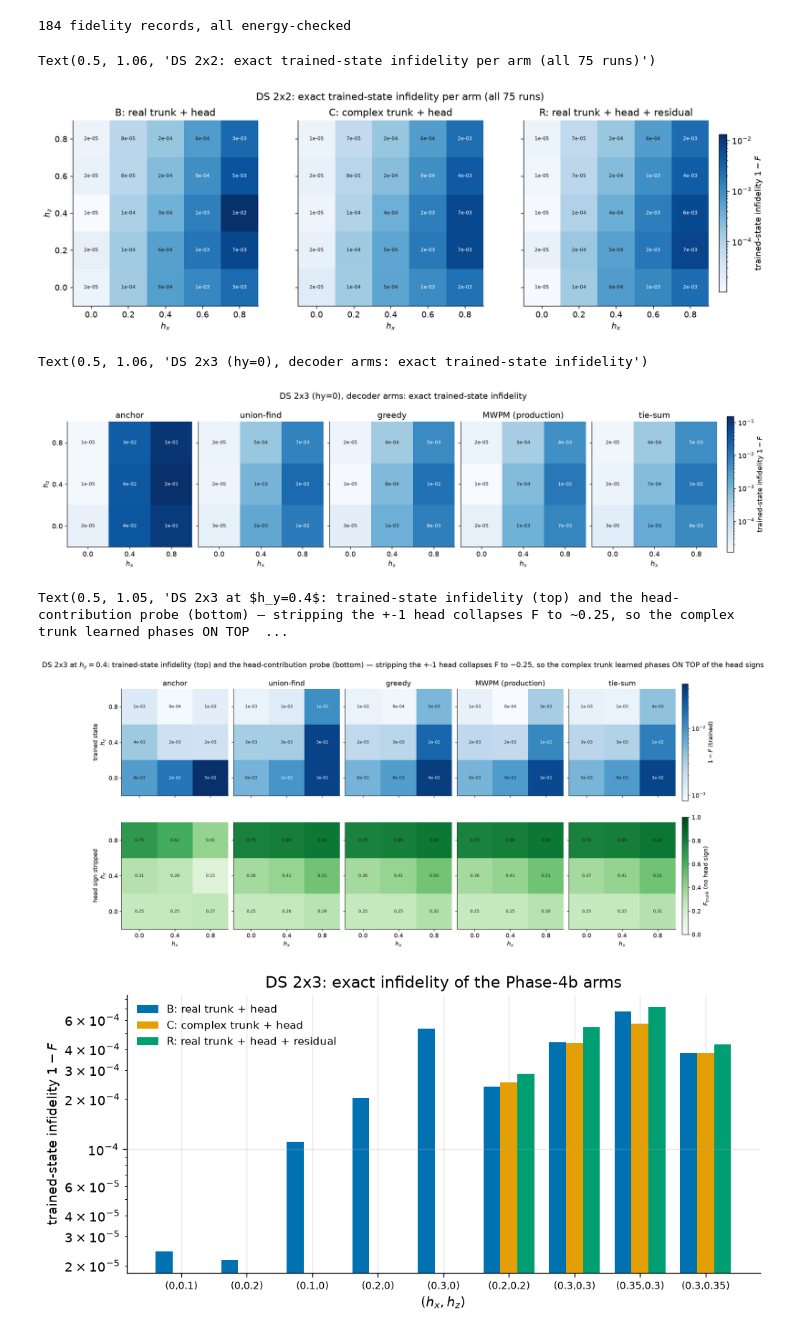
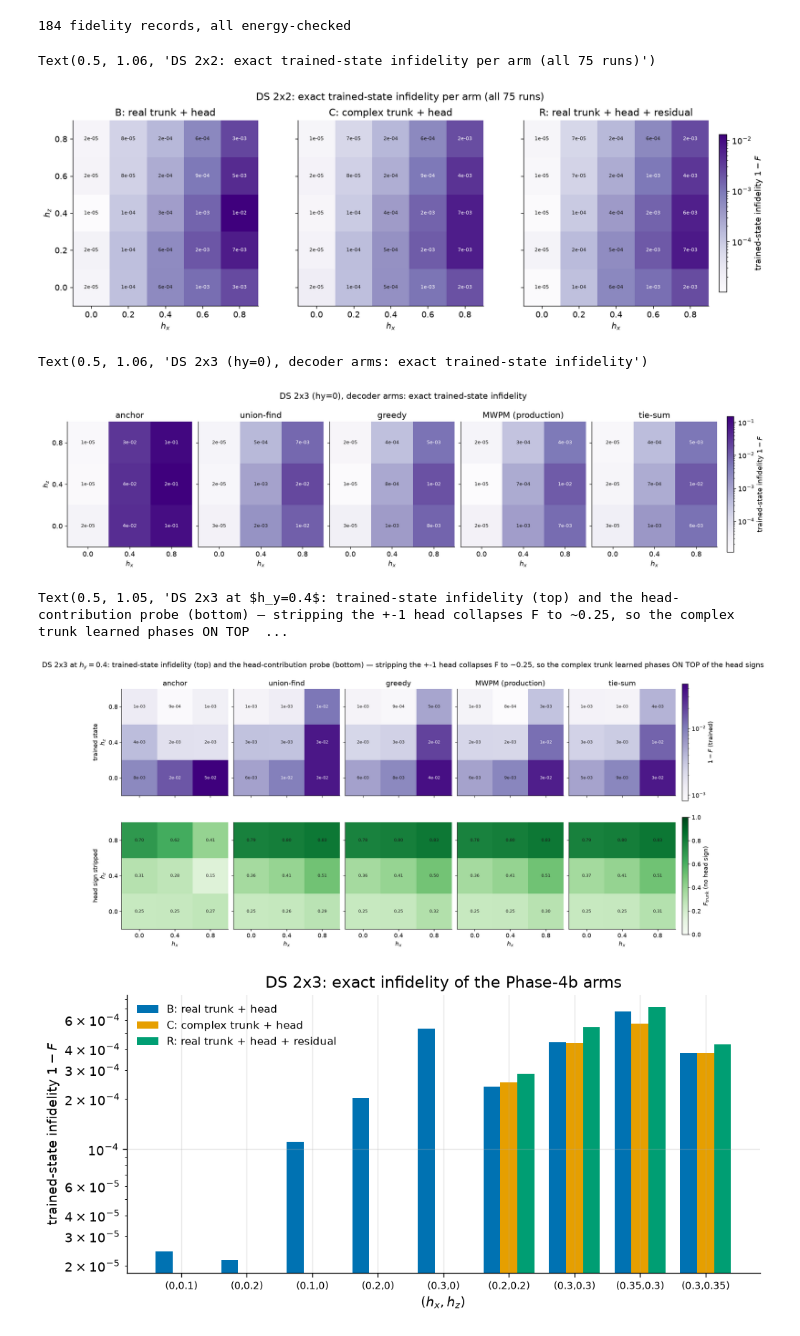
Before and after one commit to SanzharBissenali/2D-TC, a Jupyter notebook: analysis/05_phase4b_plane.ipynb, the cells around one changed output. Cells and saved outputs as stored; diff of their text form; code cells hidden in the pictures.

Commit message:
notebook: color convention — rel-energy-error Blue, fidelity/ceiling Purple, F_trunk Green
Co-Authored-By: Claude Fable 5 <noreply@anthropic.com>

```diff
--- a/analysis/05_phase4b_plane.ipynb
+++ b/analysis/05_phase4b_plane.ipynb
@@ -219,7 +174,7 @@ for r, (size, wrong) in enumerate(LADDER.items()):
         ax.grid(False)
         W = np.ma.masked_less_equal(wrong[d], 0.0)         # exact points masked
         im = ax.imshow(W, origin='lower', extent=(-0.2, 1.0, -0.2, 1.0),
-                       cmap='Blues', norm=norm, interpolation='nearest')
+                       cmap='Purples', norm=norm, interpolation='nearest')
         ax.set_facecolor('0.9')
         for i, hz in enumerate(V3):
             for j, hx in enumerate(V3):
@@ -351,35 +306,3 @@ fig.savefig(f"{FIGDIR}/phase4c_2x3_invivo_vs_ceiling_heatmaps.png", dpi=300, bbo
 # %% [output]
 45 graded runs
 [figure]
-# %%
-# achieved vs ceiling (left) + the six field points as a ladder (right)
-fig, (axs, axl) = plt.subplots(1, 2, figsize=(13, 4.8))
-pts_f = [(hx, hz) for hz in V3 for hx in V3 if hx > 0]
-for d in DEC:
-    xs_ = [max(refs4c[pt]['decoders'][d]['wrong_weight'], 1e-11) for pt in pts_f]
-    ys_ = [rel4c[pt + (d,)] for pt in pts_f]
-    axs.loglog(xs_, ys_, 'o', ms=6.5, mec='white', mew=0.5,
-               color=DEC_COLOR[d], label=DEC_LABEL[d])
-g = np.array([3e-8, 3e-1])
-axs.plot(g, g, '--', color='0.55', lw=1)
-axs.text(2e-4, 8e-5, 'achieved = ceiling', rotation=38, fontsize=8.5,
-         color='0.45', ha='center')
-axs.set(xlabel='exact head ceiling  $1 - F_s$',
-        ylabel='achieved rel. energy error',
-        title='ceiling-limited (on the line) vs optimization-limited (above)')
-axs.legend(loc='upper left', frameon=False, fontsize=9)
-
-xs = np.arange(len(DEC))
-cmap = plt.get_cmap('plasma')
-for k, (hx, hz) in enumerate(sorted(pts_f)):
-    ys = [rel4c[(hx, hz, d)] for d in DEC]
-    axl.plot(xs, ys, 'o-', ms=5, lw=1.4,
-             color=cmap(0.85 * k / max(len(pts_f) - 1, 1)),
-             label=f'$({hx:g}, {hz:g})$')
-axl.set_yscale('log')
-axl.set_xticks(xs)
-axl.set_xticklabels([DEC_LABEL[d] for d in DEC], fontsize=8.5)
-axl.set(title='achieved error at each field point')
-axl.legend(loc='lower left', frameon=False, fontsize=8.5, title='$(h_x, h_z)$',
-           title_fontsize=9)
-# fig.savefig(f"{FIGDIR}/phase4c_2x3_invivo_ceiling.png", dpi=300, bbox_inches="tight")
@@ -553,7 +473,7 @@ for ax, arm in zip(axes, ARMS):
             if k in FID:
                 W[i, j] = 1 - FID[k][0]
     im = ax.imshow(np.ma.masked_invalid(W), origin='lower',
-                   extent=(-0.1, 0.9, -0.1, 0.9), cmap='Blues', norm=norm_f,
+                   extent=(-0.1, 0.9, -0.1, 0.9), cmap='Purples', norm=norm_f,
                    interpolation='nearest')
     ax.set_facecolor('0.9')
     for i, hz in enumerate(V5):
@@ -571,7 +491,7 @@ fig.suptitle('DS 2x2: exact trained-state infidelity per arm (all 75 runs)', y=1
 # fig.savefig(f"{FIGDIR}/fidelity_4b_2x2.png", dpi=300, bbox_inches="tight")
 # %% [output]
 Text(0.5, 1.06, 'DS 2x2: exact trained-state infidelity per arm (all 75 runs)')
-[figure, old version]
+[figure, new version]
 # %%
 # 4c decoder ladder at 2x3 (hy=0): infidelity 1-F heatmaps
 def dec_arm(base, d):
@@ -580,35 +500,35 @@ fig, axes = plt.subplots(1, 5, figsize=(16, 3.7), sharey=True, constrained_layou
 vals = [1 - FID[('2x3', 0.0, hx, hz, dec_arm('cnnqB', d))][0]
         for d in DEC for hx in V3 for hz in V3
         if ('2x3', 0.0, hx, hz, dec_arm('cnnqB', d)) in FID]
 norm_f = LogNorm(vmin=min(vals), vmax=max(vals))
 for ax, d in zip(axes, DEC):
     ax.grid(False)
     W = np.full((3, 3), np.nan)
     for i, hz in enumerate(V3):
         for j, hx in enumerate(V3):
             k = ('2x3', 0.0, hx, hz, dec_arm('cnnqB', d))
             if k in FID:
                 W[i, j] = 1 - FID[k][0]
     im = ax.imshow(np.ma.masked_invalid(W), origin='lower',
-                   extent=(-0.2, 1.0, -0.2, 1.0), cmap='Blues', norm=norm_f,
+                   extent=(-0.2, 1.0, -0.2, 1.0), cmap='Purples', norm=norm_f,
                    interpolation='nearest')
     ax.set_facecolor('0.9')
     for i, hz in enumerate(V3):
         for j, hx in enumerate(V3):
             if np.isfinite(W[i, j]):
                 dark = norm_f(W[i, j]) > 0.6
                 ax.text(hx, hz, f'{W[i, j]:.0e}', ha='center', va='center',
                         fontsize=8, color='white' if dark else '#1a1a1a')
     ax.set_xticks(V3); ax.set_yticks(V3)
     ax.set(xlabel='$h_x$', title=DEC_LABEL[d])
 axes[0].set(ylabel='$h_z$')
 cb = fig.colorbar(im, ax=axes, shrink=0.85, pad=0.015)
 cb.set_label(r'trained-state infidelity $1 - F$')
 fig.suptitle('DS 2x3 (hy=0), decoder arms: exact trained-state infidelity', y=1.06)
 # fig.savefig(f"{FIGDIR}/fidelity_4c_2x3.png", dpi=300, bbox_inches="tight")
 # %% [output]
 Text(0.5, 1.06, 'DS 2x3 (hy=0), decoder arms: exact trained-state infidelity')
-[figure, old version]
+[figure, new version]
 # %%
 # 4d at hy=0.4: infidelity (top) + trunk-only fidelity F_trunk (bottom, head sign stripped)
 fig, axes = plt.subplots(2, 5, figsize=(16, 7.0), sharex=True, sharey=True,
@@ -626,7 +546,7 @@ for ax, d in zip(axes[0], DEC):
             if k in FID:
                 W[i, j] = 1 - FID[k][0]
     im0 = ax.imshow(np.ma.masked_invalid(W), origin='lower',
-                    extent=(-0.2, 1.0, -0.2, 1.0), cmap='Blues', norm=norm_f,
+                    extent=(-0.2, 1.0, -0.2, 1.0), cmap='Purples', norm=norm_f,
                     interpolation='nearest')
     for i, hz in enumerate(V3):
         for j, hx in enumerate(V3):
@@ -666,7 +586,7 @@ fig.suptitle('DS 2x3 at $h_y=0.4$: trained-state infidelity (top) and the head-c
 # fig.savefig(f"{FIGDIR}/fidelity_4d_2x3_hy.png", dpi=300, bbox_inches="tight")
 # %% [output]
 Text(0.5, 1.05, 'DS 2x3 at $h_y=0.4$: trained-state infidelity (top) and the head-contribution probe (bottom) — stripping the +-1 head collapses F to ~0.25, so the complex trunk learned phases ON TOP  ...
-[figure, old version]
+[figure, new version]
 # %%
 # 4b 2x3 points: fidelity bars (B/C/R) -- populated once the p4b3 fidelity job lands
 PTS_43 = [(0.0,0.1),(0.0,0.2),(0.1,0.0),(0.2,0.0),(0.3,0.0),(0.2,0.2),(0.3,0.3),(0.35,0.3),(0.3,0.35)]
```
Also changed, not shown: parts of 4 cells of this notebook.
